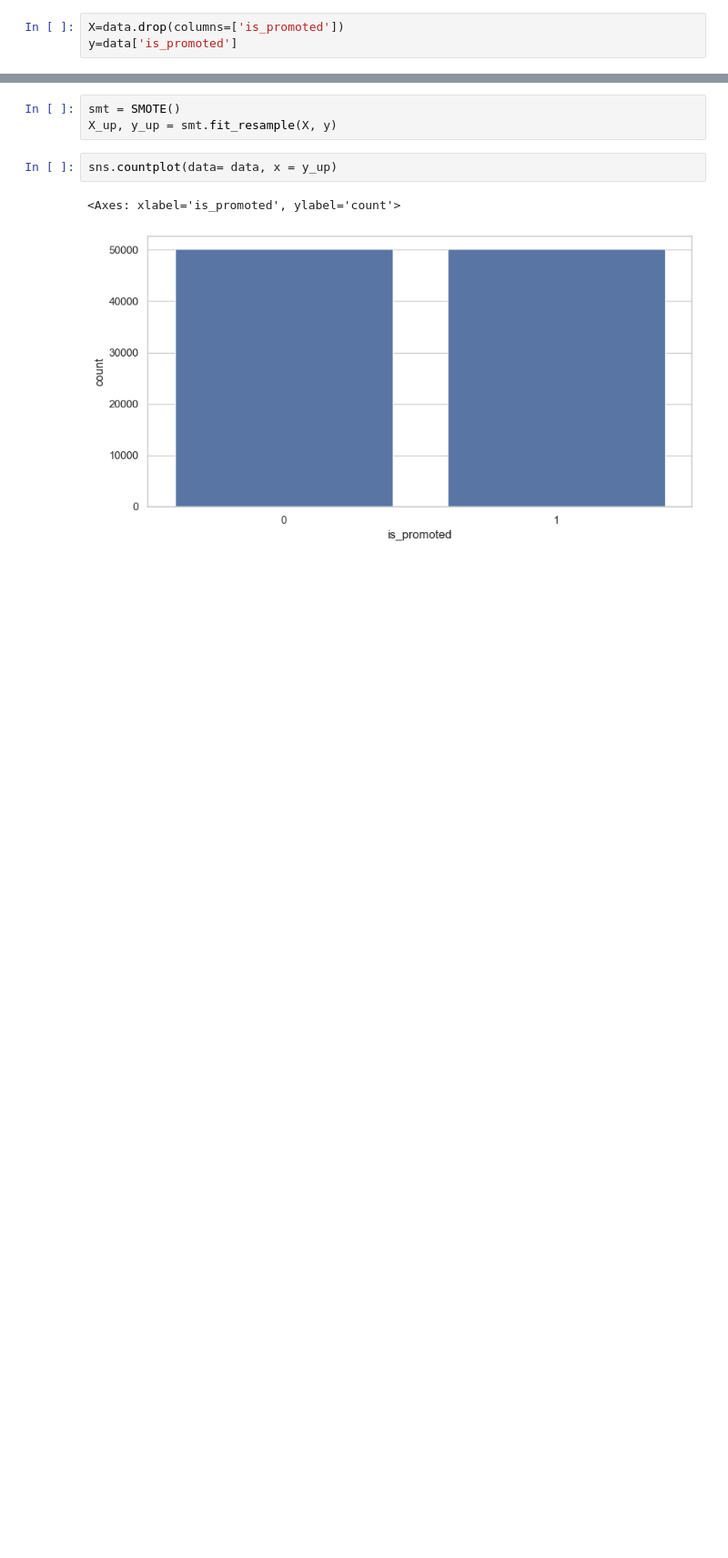
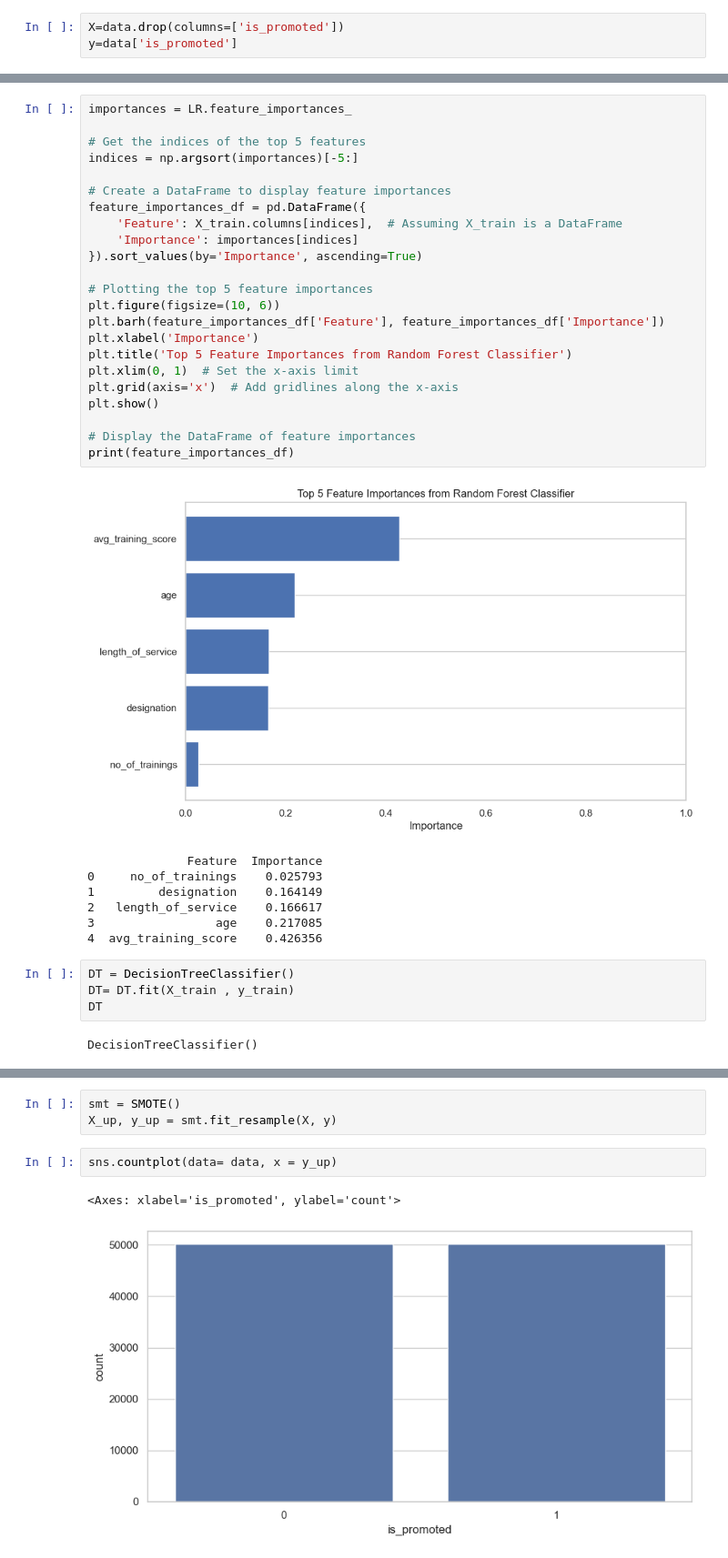
Before and after one commit to VishalRaja1207/jman-final, a Jupyter notebook: data science/main.ipynb, the cells around one changed output, grey strips where cells are left out. Shown at 91% size. Cells and saved outputs as stored; diff of their text form; blank space fills up the shorter version.

```diff
--- a/data science/main.ipynb
+++ b/data science/main.ipynb
@@ -427,0 +475,37 @@ y=data['is_promoted']
+# %%
+importances = LR.feature_importances_
+
+# Get the indices of the top 5 features
+indices = np.argsort(importances)[-5:]
+
+# Create a DataFrame to display feature importances
+feature_importances_df = pd.DataFrame({
+    'Feature': X_train.columns[indices],  # Assuming X_train is a DataFrame
+    'Importance': importances[indices]
+}).sort_values(by='Importance', ascending=True)
+
+# Plotting the top 5 feature importances
+plt.figure(figsize=(10, 6))
+plt.barh(feature_importances_df['Feature'], feature_importances_df['Importance'])
+plt.xlabel('Importance')
+plt.title('Top 5 Feature Importances from Random Forest Classifier')
+plt.xlim(0, 1)  # Set the x-axis limit
+plt.grid(axis='x')  # Add gridlines along the x-axis
+plt.show()
+
+# Display the DataFrame of feature importances
+print(feature_importances_df)
+# %% [output]
+[figure, added]
+              Feature  Importance
+0     no_of_trainings    0.025793
+1         designation    0.164149
+2   length_of_service    0.166617
+3                 age    0.217085
+4  avg_training_score    0.426356
+# %%
+DT = DecisionTreeClassifier()
+DT= DT.fit(X_train , y_train)
+DT
+# %% [output]
+DecisionTreeClassifier()
```
Also changed, not shown: parts of 69 cells of this notebook.
